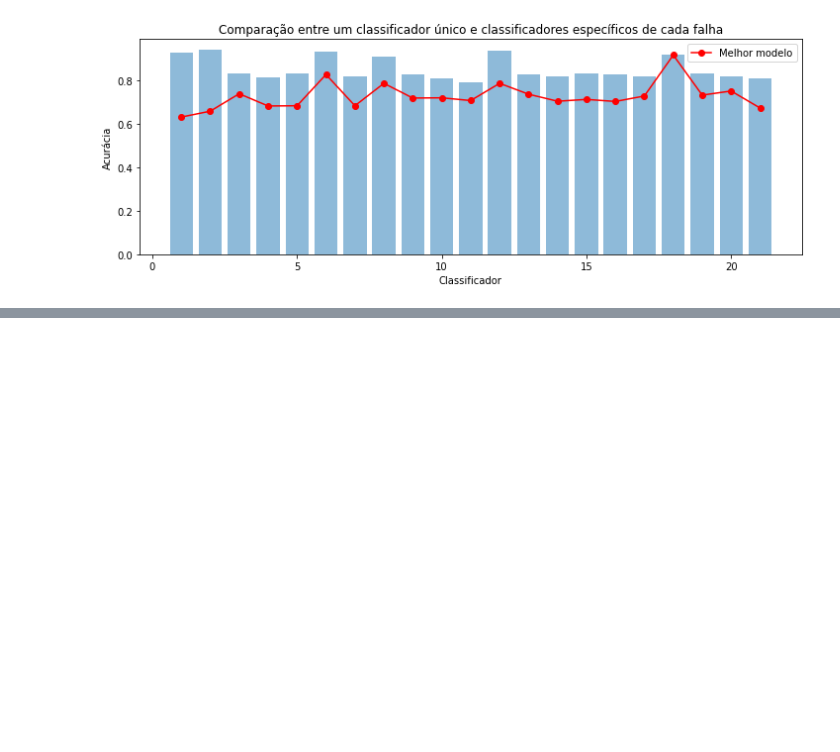
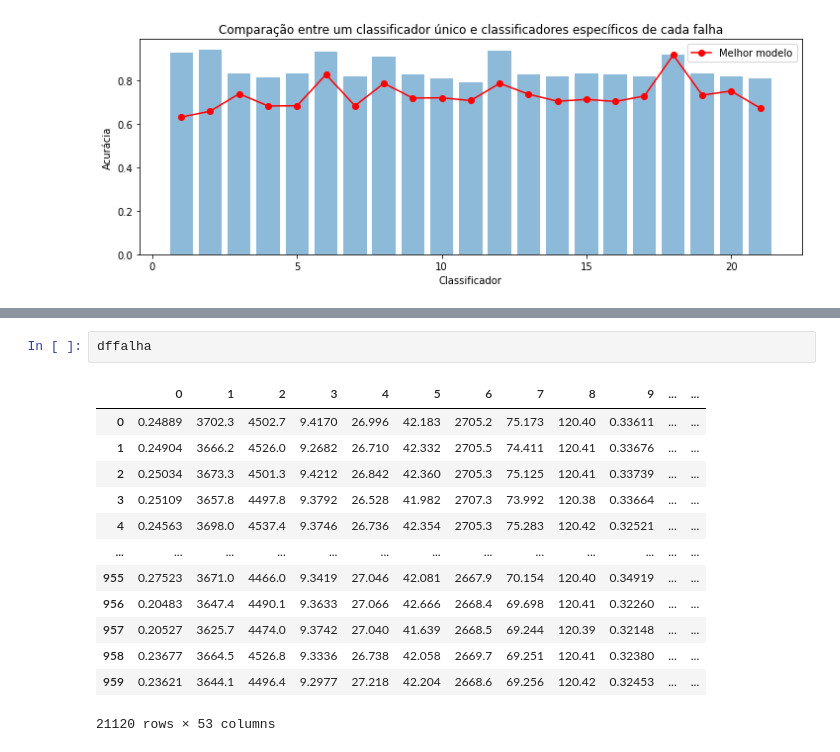
Before and after one commit to ifribeiro/RNA, a Jupyter notebook: T2/CNN_TE.ipynb, the cells around one changed output, grey strips where cells are left out. Drawn from its saved outputs; the diff is of its cells as text; blank space fills up the shorter version.

```diff
--- a/T2/CNN_TE.ipynb
+++ b/T2/CNN_TE.ipynb
@@ -323,0 +424,16 @@ plt.legend();
+# %%
+dffalha
+# %% [output]
+|  | 0 | 1 | 2 | 3 | 4 | 5 | 6 | 7 | 8 | 9 | ... | ... |
+| 0 | 0.24889 | 3702.3 | 4502.7 | 9.4170 | 26.996 | 42.183 | 2705.2 | 75.173 | 120.40 | 0.33611 | ... | ... |
+| 1 | 0.24904 | 3666.2 | 4526.0 | 9.2682 | 26.710 | 42.332 | 2705.5 | 74.411 | 120.41 | 0.33676 | ... | ... |
+| 2 | 0.25034 | 3673.3 | 4501.3 | 9.4212 | 26.842 | 42.360 | 2705.3 | 75.125 | 120.41 | 0.33739 | ... | ... |
+| 3 | 0.25109 | 3657.8 | 4497.8 | 9.3792 | 26.528 | 41.982 | 2707.3 | 73.992 | 120.38 | 0.33664 | ... | ... |
+| 4 | 0.24563 | 3698.0 | 4537.4 | 9.3746 | 26.736 | 42.354 | 2705.3 | 75.283 | 120.42 | 0.32521 | ... | ... |
+| ... | ... | ... | ... | ... | ... | ... | ... | ... | ... | ... | ... | ... |
+| 955 | 0.27523 | 3671.0 | 4466.0 | 9.3419 | 27.046 | 42.081 | 2667.9 | 70.154 | 120.40 | 0.34919 | ... | ... |
+| 956 | 0.20483 | 3647.4 | 4490.1 | 9.3633 | 27.066 | 42.666 | 2668.4 | 69.698 | 120.41 | 0.32260 | ... | ... |
+| 957 | 0.20527 | 3625.7 | 4474.0 | 9.3742 | 27.040 | 41.639 | 2668.5 | 69.244 | 120.39 | 0.32148 | ... | ... |
+| 958 | 0.23677 | 3664.5 | 4526.8 | 9.3336 | 26.738 | 42.058 | 2669.7 | 69.251 | 120.41 | 0.32380 | ... | ... |
+| 959 | 0.23621 | 3644.1 | 4496.4 | 9.2977 | 27.218 | 42.204 | 2668.6 | 69.256 | 120.42 | 0.32453 | ... | ... |
+21120 rows × 53 columns
```
Also changed, not shown: parts of 19 cells of this notebook, 1 other file.
